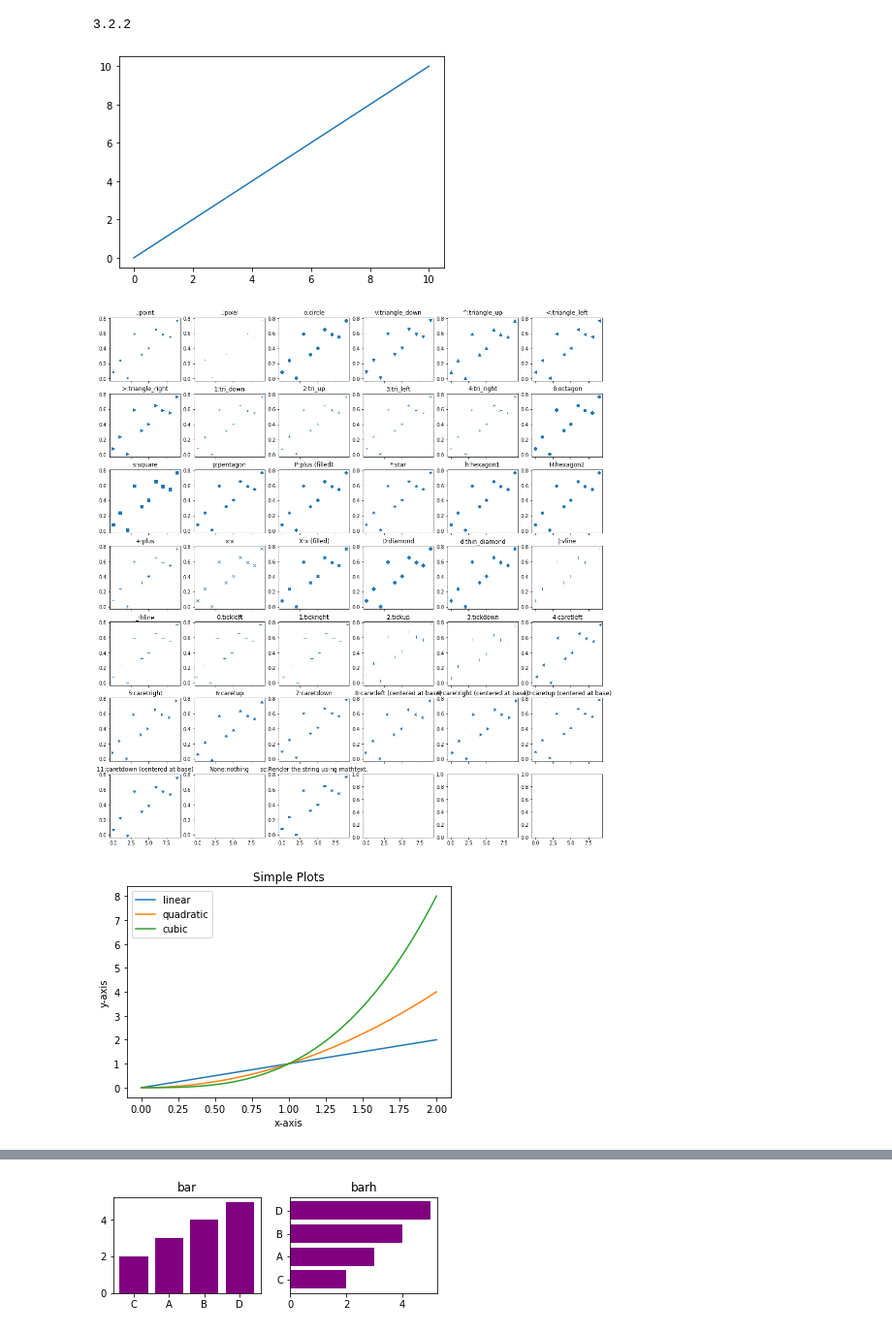
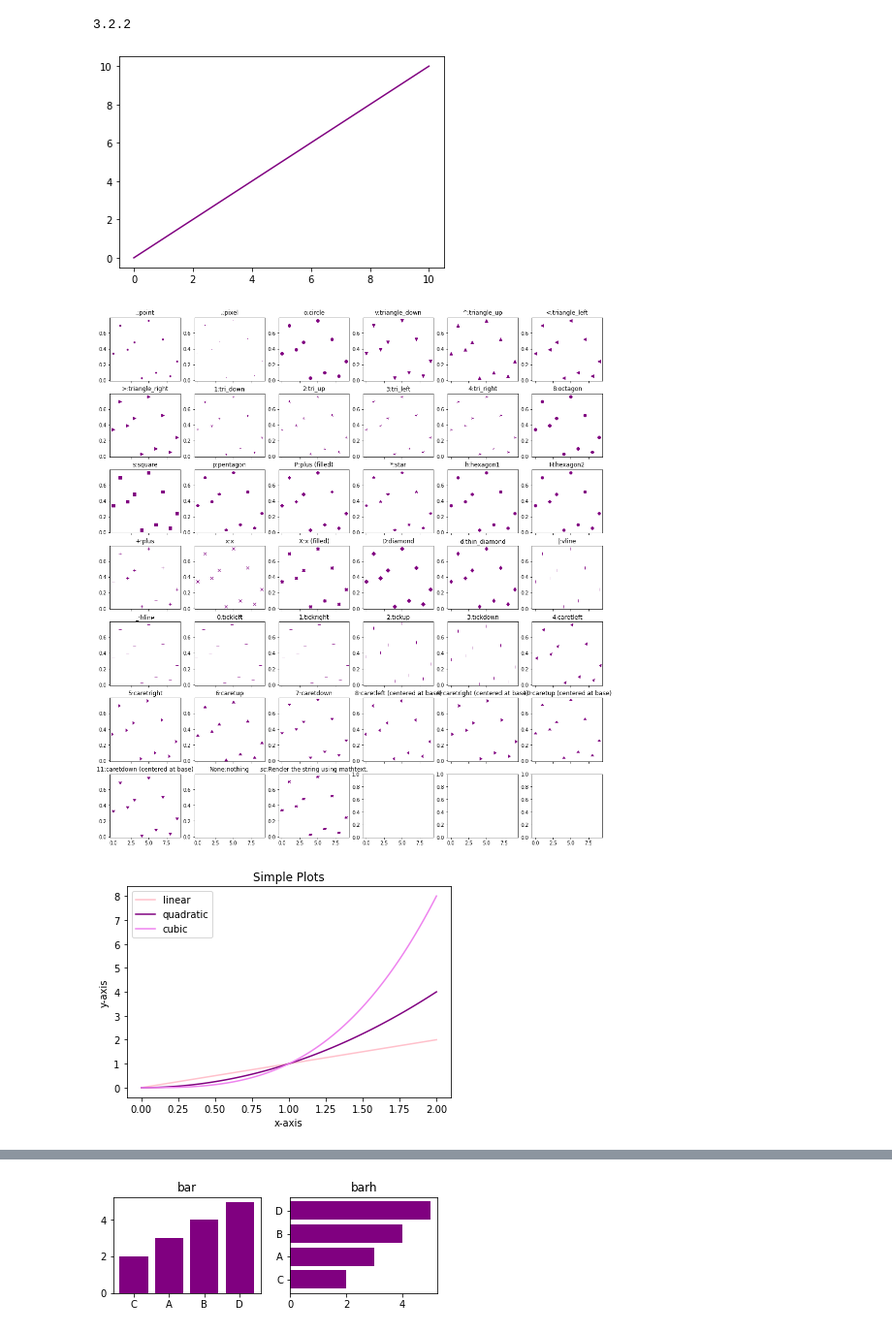
Before and after one commit to steffincodes/googlecolabnotbooks, a Jupyter notebook: Matplotlib101.ipynb, the cells around one changed output, grey strips where cells are left out. Shown at 97% size. Cells and saved outputs as stored; diff of their text form; code cells hidden in the pictures.

```diff
--- a/Matplotlib101.ipynb
+++ b/Matplotlib101.ipynb
@@ -21,10 +21,10 @@ import numpy as np
 xpoints = np.array([0,10])
 ypoints = np.array([0,10])
 
-plt.plot(xpoints,ypoints)
+plt.plot(xpoints,ypoints,color='purple')
 plt.show();
 # %% [output]
-[figure, old version]
+[figure, new version]
 # %%
 #@title
 # list of available markers in matplotlib
@@ -72,28 +72,29 @@ MAT_MARKER = [
 # %%
 import matplotlib.pyplot as plt
 import numpy as np
 import math
 
 y=np.random.rand(10,1)
 nplots=len(MAT_MARKER)
 ncols,ndims=6,3
 
 fig,ax=plt.subplots(
     nrows=math.ceil(nplots/ncols),
     ncols=ncols,
     figsize=(ndims*ncols,
              ndims*nplots/ncols),
-    sharex=True
+    sharex=True,
 )
 
 for i,m in enumerate(MAT_MARKER):
   ax[int(i/ncols)][i%ncols].plot(
       y,'o',
-      marker=m[0]
+      marker=m[0],
+      color='purple'
   )
   ax[int(i/ncols)][i%ncols].set_title(str(m[0])+":"+m[1])
 # %% [output]
-[figure, old version]
+[figure, new version]
 # %%
 import matplotlib.pyplot as plt
 import numpy as np
@@ -101,15 +102,15 @@ import numpy as np
 x = np.linspace(0,2,100)
 fig,ax = plt.subplots()
 
-ax.plot(x,x,label="linear")
-ax.plot(x,x**2,label="quadratic")
-ax.plot(x,x**3,label="cubic")
+ax.plot(x,x,color='pink',label="linear")
+ax.plot(x,x**2,color='purple',label="quadratic")
+ax.plot(x,x**3,color='violet',label="cubic")
 ax.set_xlabel("x-axis")
 ax.set_ylabel("y-axis")
 ax.set_title("Simple Plots")
 ax.legend();
 # %% [output]
-[figure, old version]
+[figure, new version]
 # %%
 import matplotlib.pyplot as plt
 import numpy as np
```
Also changed, not shown: parts of 2 cells of this notebook.
